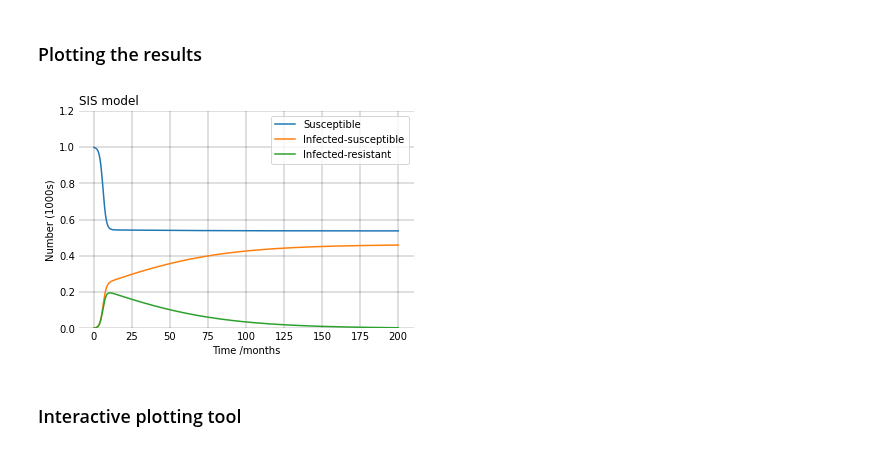
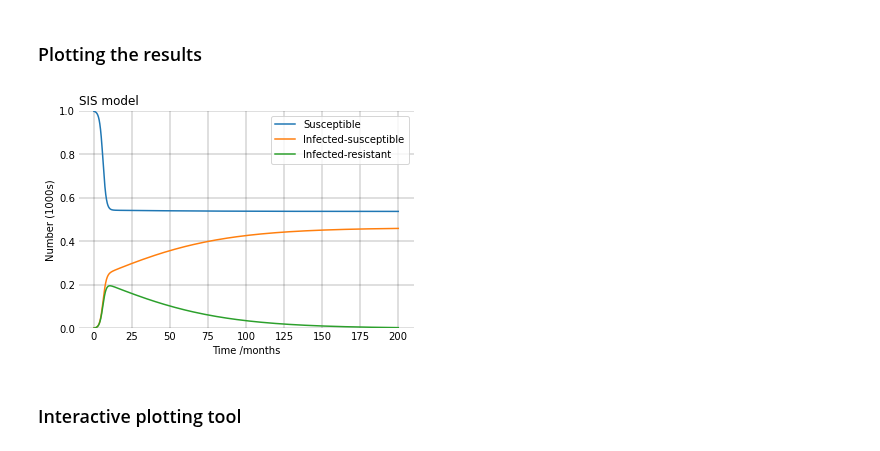
Before and after one commit to mjemons/IDD_TB, a Jupyter notebook: scripts/simulation-SIS.ipynb, the cells around one changed output. Drawn from its saved outputs; the diff is of its cells as text; code cells hidden in the pictures.

```diff
--- a/scripts/simulation-SIS.ipynb
+++ b/scripts/simulation-SIS.ipynb
@@ -257,21 +257,21 @@ sol = solve_ivp(SIS, [0,t], y0, rtol=1e-6, method = 'RK23', dense_output = True,
 # %%
 #plot
 fig = plt.figure()
 ax = fig.add_subplot(111,  axisbelow=True)
 curves = ax.plot(sol.t, sol.y.T/1000)
 ax.legend(curves, ['Susceptible', 'Infected-susceptible', 'Infected-resistant'])
 ax.set_xlabel('Time /months')
 ax.set_ylabel('Number (1000s)')
-ax.set_ylim(0,1.2)
+ax.set_ylim(0,1.0)
 ax.yaxis.set_tick_params(length=0)
 ax.xaxis.set_tick_params(length=0)
 ax.grid(b=True, which='major', c='k', lw=0.25, ls='-')
 for spine in ('top', 'right', 'bottom', 'left'):
     ax.spines[spine].set_visible(False)
 plt.title('SIS model', loc='left')
 plt.show()
 # %% [output]
-[figure, old version]
+[figure, new version]
 # %% [markdown]
 ### Interactive plotting tool
 # %%
```
Also changed, not shown: 1 other file.
